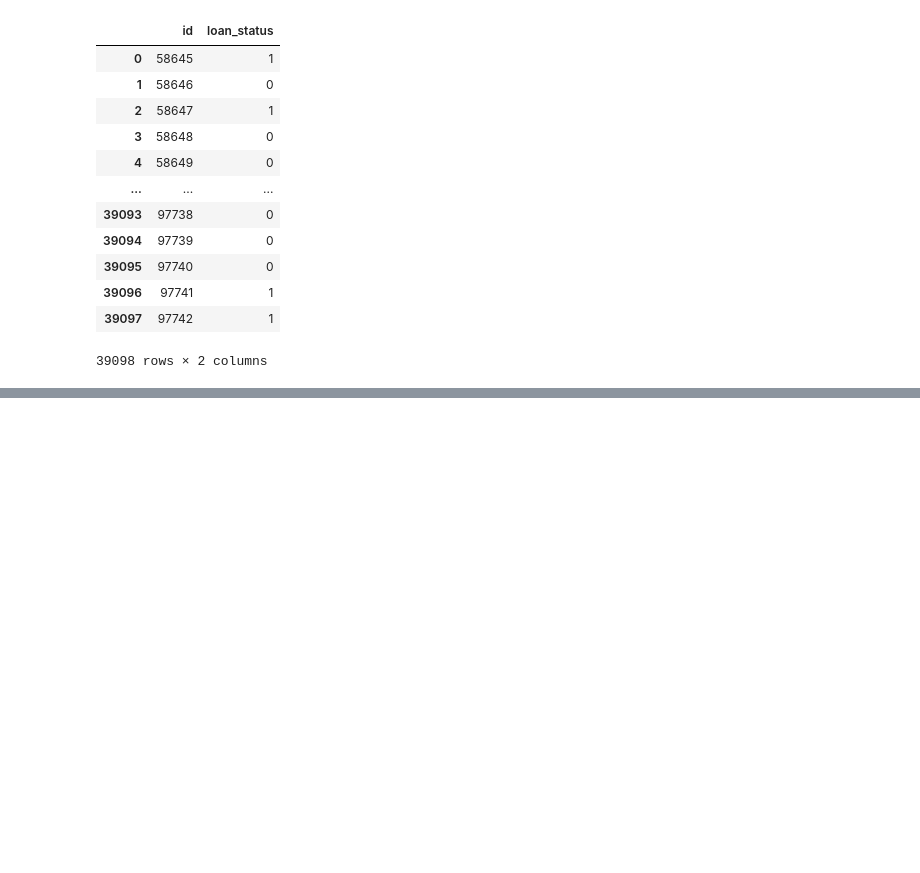
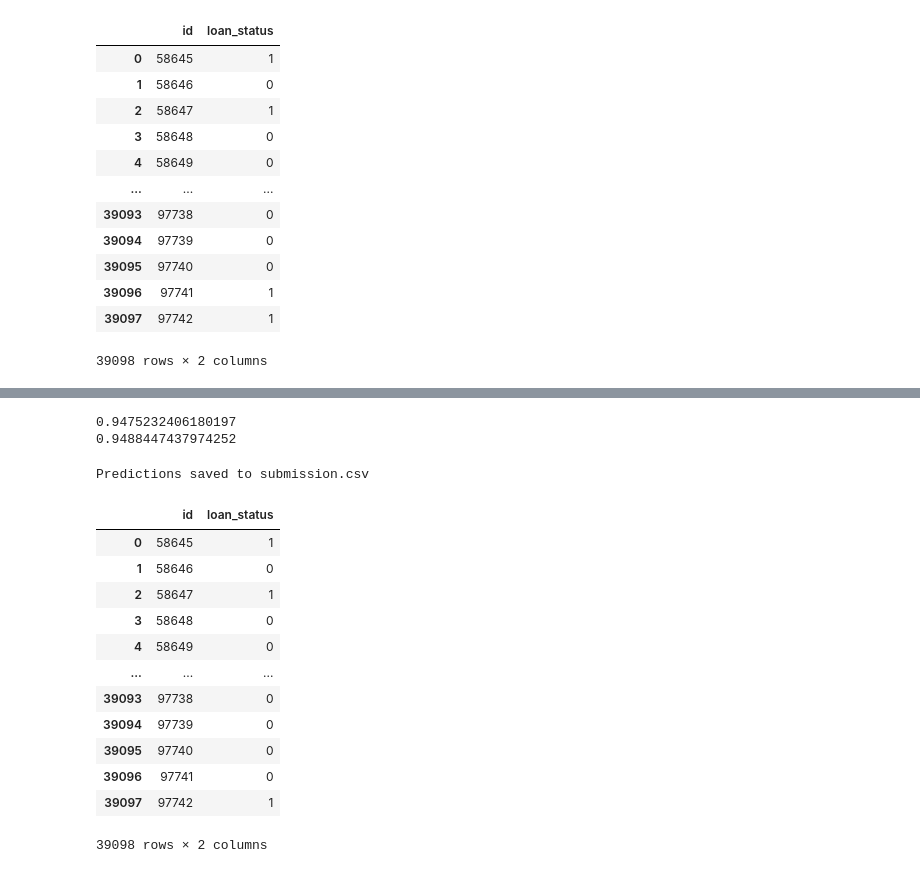
Before and after one commit to hieundx/kaggle-comps, a Jupyter notebook: loan-approval-prediction/k-fold cross validation.ipynb, the cells around one changed output, grey strips where cells are left out. Cells and saved outputs as stored; diff of their text form; code cells hidden in the pictures; blank space fills up the shorter version.

```diff
--- a/loan-approval-prediction/k-fold cross validation.ipynb
+++ b/loan-approval-prediction/k-fold cross validation.ipynb
@@ -291,9 +293,9 @@ print(f'Test accuracy: {test_acc:.4f}')
 Train accuracy: 0.9393
 Test accuracy: 0.9396
 # %%
-def submit():
+def submit(model):
     test_df = pd.read_csv("data/test.csv")
-    y_pred = pipe_final.predict(test_df)
+    y_pred = model.predict(test_df)
     submission = pd.DataFrame({
         'id': test_df['id'],
         'loan_status': y_pred
@@ -320,0 +371,23 @@ Predictions saved to submission.csv
+# %%
+print(rs.best_score_)
+print(rs.score(X_test, y_test))
+# %% [output]
+0.9475232406180197
+0.9488447437974252
+# %%
+submit(rs)
+# %% [output]
+Predictions saved to submission.csv
+|  | id | loan_status |
+| 0 | 58645 | 1 |
+| 1 | 58646 | 0 |
+| 2 | 58647 | 1 |
+| 3 | 58648 | 0 |
+| 4 | 58649 | 0 |
+| ... | ... | ... |
+| 39093 | 97738 | 0 |
+| 39094 | 97739 | 0 |
+| 39095 | 97740 | 0 |
+| 39096 | 97741 | 0 |
+| 39097 | 97742 | 1 |
+39098 rows × 2 columns
```
Also changed, not shown: parts of 10 cells of this notebook, 1 other file.
